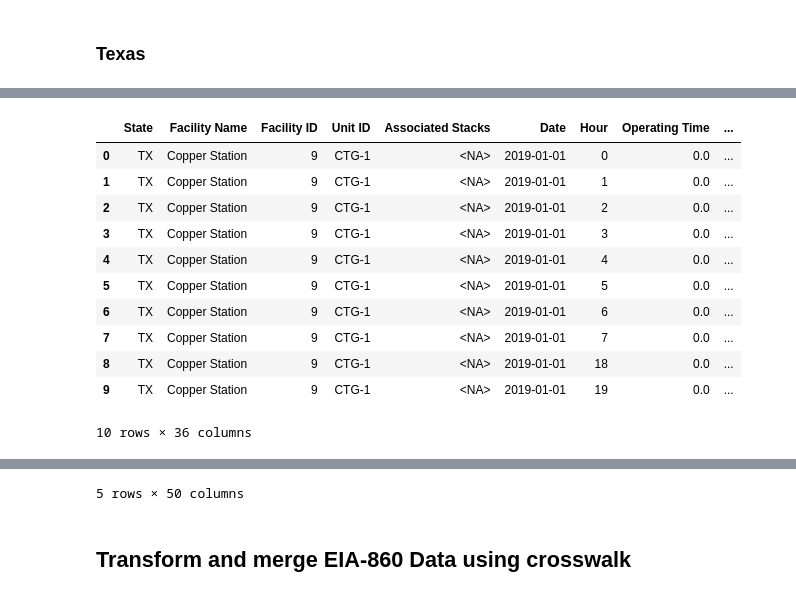
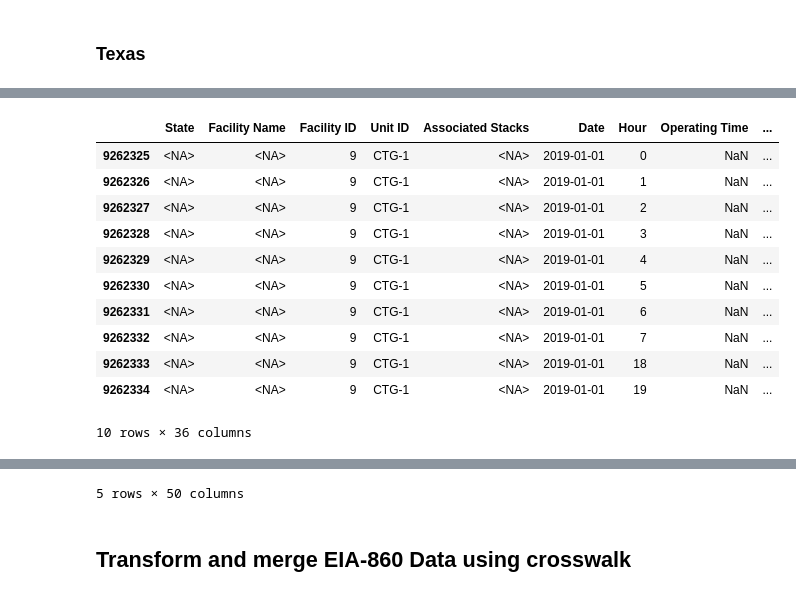
Before and after one commit to marcellmj/us-emission-pred, a Jupyter notebook: 01_Preliminary_Data_Processing/01_Preliminary_Data_Processing-5y-NonOperating.ipynb, the cells around one changed output, grey strips where cells are left out. Drawn from its saved outputs; the diff is of its cells as text; code cells hidden in the pictures.

```diff
--- a/01_Preliminary_Data_Processing/01_Preliminary_Data_Processing-5y-NonOperating.ipynb
+++ b/01_Preliminary_Data_Processing/01_Preliminary_Data_Processing-5y-NonOperating.ipynb
@@ -1444,15 +1480,20 @@ cat_cols_with_na_none = [
     "NOx Phase",
     "Secondary Fuel Type",
     "NOx Controls",
-    "SO2 Phase"
+    "SO2 Phase",
+    "CO2 Rate Measure Indicator",
+    "SO2 Mass Measure Indicator",
+    "SO2 Rate Measure Indicator",
+    "CO2 Mass Measure Indicator",
+    "NOx Mass Measure Indicator",
+    "NOx Rate Measure Indicator",
+    "Heat Input Measure Indicator"
 ]
 
 cat_cols_with_na_unknown = [
     "Operating Status",
     "Associated Generators & Nameplate Capacity (MWe)",
-    "Source Category", "Program Code", "CO2 Rate Measure Indicator",
-    "SO2 Rate Measure Indicator",
-    "NOx Rate Measure Indicator"
+    "Source Category", "Program Code"
 ]
 
 # here nan means that no data was likely purposely reported -> fill with "None"
@@ -1486,7 +1527,7 @@ num_cols_with_na = [
 # we drop nameplate capacity (MW) - EIA (redundant with Nameplate Capacity (MWe) and has many nulls)
 complete_campd_ny = complete_campd_ny.drop(columns=["Nameplate Capacity (MW) - EIA"])
 
-# for now we keep it, let the models handle it
+# for now we keep it, adjust for models later
 print("Null value percentages in complete_campd_ny after adjustments:")
 total_rows = complete_campd_ny.shape[0]
 null_ny = complete_campd_ny.isnull().sum()
@@ -1610,7 +1632,7 @@ complete_campd_ny.to_csv('NY/Hourly/Concatted File/ny_2019_2024_complete_Operati
 <h3>Texas</h3>
 # %%
 complete_campd_tx = pd.read_csv(
-    'TX/Hourly/Concatted File/tx_2019_2024_with_manualEIA_Operating.csv',
+    'TX/Hourly/Concatted File/tx_2019_2024_with_manualEIA_NonOperating.csv',
     usecols=complete_campd_columns,
     dtype=complete_campd_type_dict,
     parse_dates=["Date"]
@@ -1702,7 +1724,14 @@ cat_cols_with_na_none = [
     "NOx Phase",
     "Secondary Fuel Type",
     "NOx Controls",
-    "SO2 Phase"
+    "SO2 Phase", "SO2 Mass Measure Indicator",
+    "CO2 Mass Measure Indicator", "NOx Mass Measure Indicator",
+    "Heat Input Measure Indicator",
+    "CO2 Rate Measure Indicator",
+    "SO2 Mass Measure Indicator",
+    "SO2 Rate Measure Indicator",
+    "NOx Rate Measure Indicator",
+    "Heat Input Measure Indicator"
 ]
 
 cat_cols_with_na_unknown = [
@@ -1796,10 +1808,7 @@ Substitute                  234265
 Name: SO2 Mass Measure Indicator, dtype: int64
 # %%
-# calculate hourly capacity factor
-complete_campd_tx["hourly_capacity_factor"] = (
-    complete_campd_tx["Gross Load (MW)"] * complete_campd_tx["Operating Time"]
-) / complete_campd_tx["Nameplate Capacity (MWe)"]
-
+# set hourly capacity factor (0 here since no gross load)
+complete_campd_tx["hourly_capacity_factor"] = 0
 complete_campd_tx.head(5)
 # %% [output]
 |  | State | Facility Name | Facility ID | Unit ID | Date | Hour | Operating Time | Gross Load (MW) | ... |
@@ -1811,43 +1820,43 @@ complete_campd_tx.head(5)
 5 rows × 49 columns
 # %%
 # calculate hourly ramping factor
-filtered_out_rows_campd_tx = pd.read_csv('TX/Hourly/Concatted File/tx_2019_2024_NonOperating.csv', dtype=campd_type_dict, parse_dates=["Date"])
+filtered_out_rows_campd_tx = pd.read_csv('TX/Hourly/Concatted File/tx_2019_2024_Operating.csv', dtype=campd_type_dict, parse_dates=["Date"])
 filtered_out_rows_campd_tx["Year"] = filtered_out_rows_campd_tx["Date"].dt.year
 facility_small = pd.read_csv('Facility/Concatted File/facility_2014_2024.csv', dtype={"Facility ID": "Int64", "Unit ID": "string", "Year": "Int64"})
 facility_small = facility_small[["Year", 'Facility ID', 'Unit ID', "Nameplate Capacity (MWe)"]]
 all_hours_tx = filtered_out_rows_campd_tx.merge(facility_small, on=['Year', 'Facility ID', 'Unit ID'], how='left')
 all_hours_tx["Gross Load (MW)"] = all_hours_tx["Gross Load (MW)"].fillna(0)
 
 all_hours_tx = pd.concat([all_hours_tx, complete_campd_tx[["Facility ID", "Unit ID", "Date", "Hour", "Gross Load (MW)", "Year", "Nameplate Capacity (MWe)"]]], ignore_index=True)
 
 # Sort data by unit and time to calculate t-1 values
 all_hours_tx = all_hours_tx.sort_values(["Facility ID", "Unit ID", "Date", "Hour"])
 
 # Calculate lagged gross load per unit (get previous row's value for gross load)
 all_hours_tx["gross_load_lag1"] = all_hours_tx.groupby(["Facility ID", "Unit ID"])["Gross Load (MW)"].shift(1)
 
 # calc ramping factor
 all_hours_tx["hourly_ramping_factor"] = (
     all_hours_tx["Gross Load (MW)"] - all_hours_tx["gross_load_lag1"]
 ) / all_hours_tx["Nameplate Capacity (MWe)"]
 
 display(all_hours_tx.head(10))
 
 complete_campd_tx = complete_campd_tx.merge(all_hours_tx[["Facility ID", "Unit ID", "Date", "Hour", "hourly_ramping_factor"]],
                         on=["Facility ID", "Unit ID", "Date", "Hour"],
                         how="left")
 complete_campd_tx.head(5)
 # %% [output]
 |  | State | Facility Name | Facility ID | Unit ID | Associated Stacks | Date | Hour | Operating Time | ... |
-| 0 | TX | Copper Station | 9 | CTG-1 | <NA> | 2019-01-01 | 0 | 0.0 | ... |
-| 1 | TX | Copper Station | 9 | CTG-1 | <NA> | 2019-01-01 | 1 | 0.0 | ... |
-| 2 | TX | Copper Station | 9 | CTG-1 | <NA> | 2019-01-01 | 2 | 0.0 | ... |
-| 3 | TX | Copper Station | 9 | CTG-1 | <NA> | 2019-01-01 | 3 | 0.0 | ... |
-| 4 | TX | Copper Station | 9 | CTG-1 | <NA> | 2019-01-01 | 4 | 0.0 | ... |
-| 5 | TX | Copper Station | 9 | CTG-1 | <NA> | 2019-01-01 | 5 | 0.0 | ... |
-| 6 | TX | Copper Station | 9 | CTG-1 | <NA> | 2019-01-01 | 6 | 0.0 | ... |
-| 7 | TX | Copper Station | 9 | CTG-1 | <NA> | 2019-01-01 | 7 | 0.0 | ... |
-| 8 | TX | Copper Station | 9 | CTG-1 | <NA> | 2019-01-01 | 18 | 0.0 | ... |
-| 9 | TX | Copper Station | 9 | CTG-1 | <NA> | 2019-01-01 | 19 | 0.0 | ... |
+| 9262325 | <NA> | <NA> | 9 | CTG-1 | <NA> | 2019-01-01 | 0 | NaN | ... |
+| 9262326 | <NA> | <NA> | 9 | CTG-1 | <NA> | 2019-01-01 | 1 | NaN | ... |
+| 9262327 | <NA> | <NA> | 9 | CTG-1 | <NA> | 2019-01-01 | 2 | NaN | ... |
+| 9262328 | <NA> | <NA> | 9 | CTG-1 | <NA> | 2019-01-01 | 3 | NaN | ... |
+| 9262329 | <NA> | <NA> | 9 | CTG-1 | <NA> | 2019-01-01 | 4 | NaN | ... |
+| 9262330 | <NA> | <NA> | 9 | CTG-1 | <NA> | 2019-01-01 | 5 | NaN | ... |
+| 9262331 | <NA> | <NA> | 9 | CTG-1 | <NA> | 2019-01-01 | 6 | NaN | ... |
+| 9262332 | <NA> | <NA> | 9 | CTG-1 | <NA> | 2019-01-01 | 7 | NaN | ... |
+| 9262333 | <NA> | <NA> | 9 | CTG-1 | <NA> | 2019-01-01 | 18 | NaN | ... |
+| 9262334 | <NA> | <NA> | 9 | CTG-1 | <NA> | 2019-01-01 | 19 | NaN | ... |
 10 rows × 36 columns
 |  | State | Facility Name | Facility ID | Unit ID | Date | Hour | Operating Time | Gross Load (MW) | ... |
```
Also changed, not shown: parts of 62 cells of this notebook.
